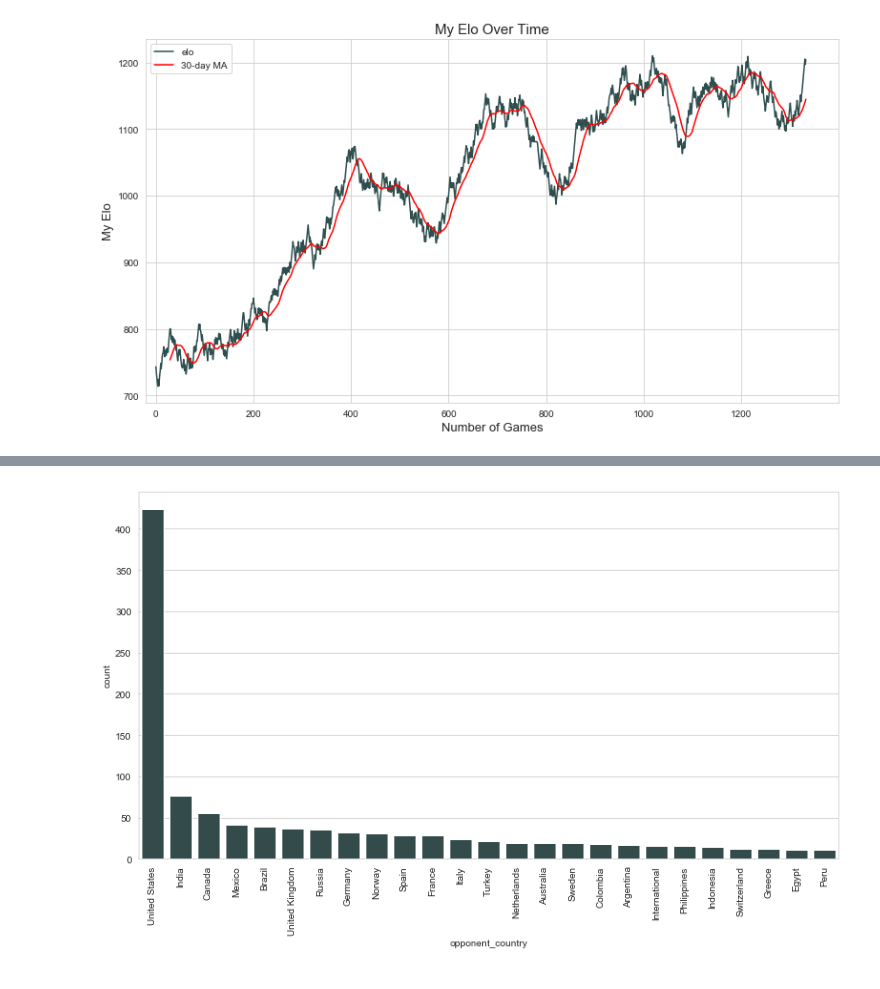
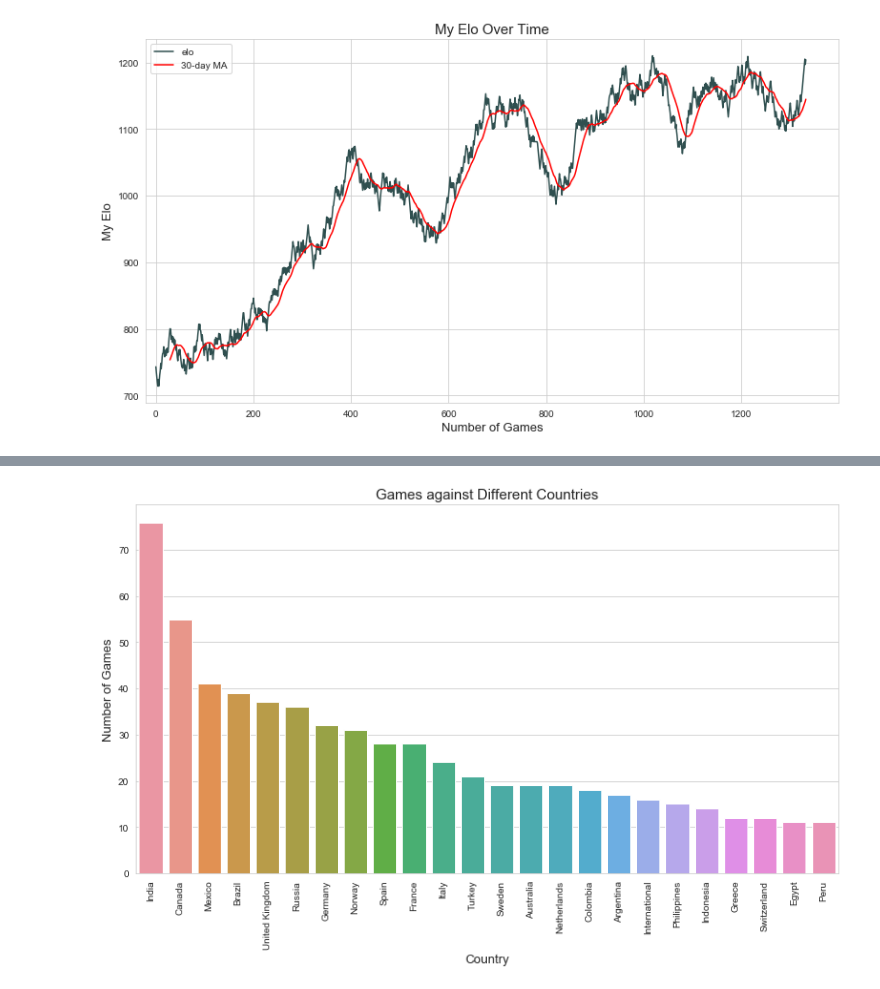
Before and after one commit to eonofrey/chess_scrape_2, a Jupyter notebook: chess_scrape.ipynb, the cells around one changed output, grey strips where cells are left out. Saved outputs shown, nothing was run; the diff lists cells and outputs as text; code cells hidden in the pictures.

```diff
--- a/chess_scrape.ipynb
+++ b/chess_scrape.ipynb
@@ -300,12 +294,17 @@ plt.show()
 # %%
 sns.set_style("whitegrid")
 plt.figure(figsize=(13, 7))
 
 sns.countplot('opponent_country', data=speed_games,
-             order = speed_games['opponent_country'].value_counts().iloc[:25].index,
-             color='darkslategray')
+             order = speed_games['opponent_country'].value_counts().iloc[1:25].index)
+
+plt.xlabel('Country', fontsize=13)
+plt.ylabel('Number of Games', fontsize=13)
+plt.title('Games against Different Countries', fontsize=15)
 
 plt.xticks(rotation=90)
+plt.savefig('country_trunc.png')
+
 plt.show()
 # %% [output]
-[figure, old version]
+[figure, new version]
```
Also changed, not shown: parts of 22 cells of this notebook.
